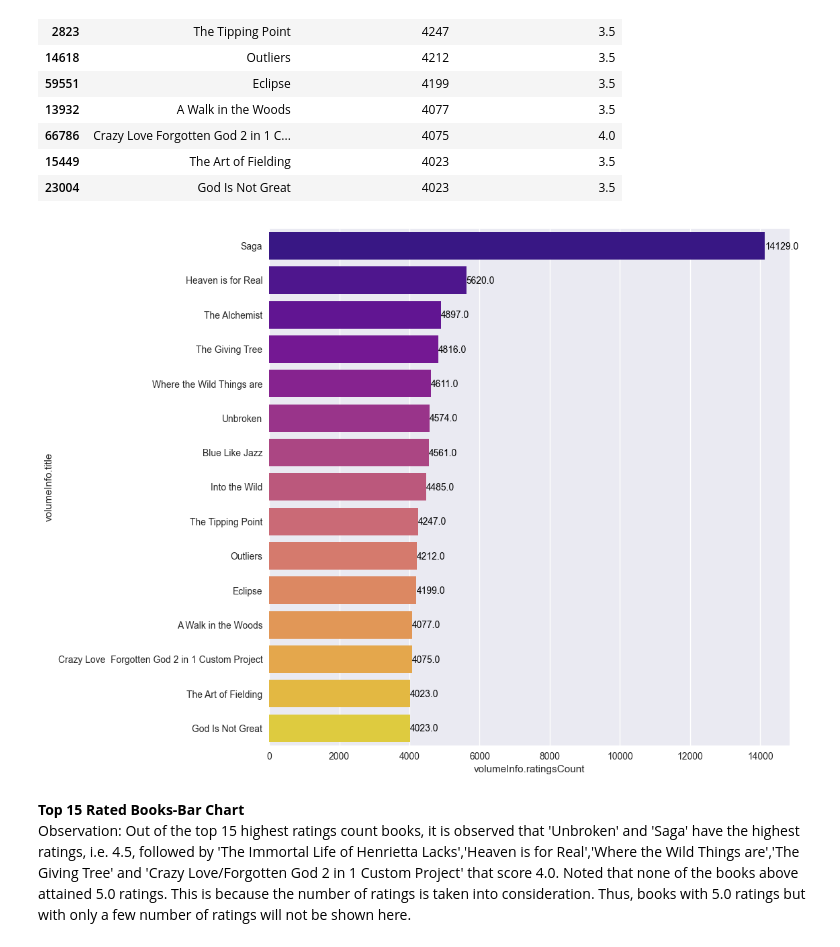
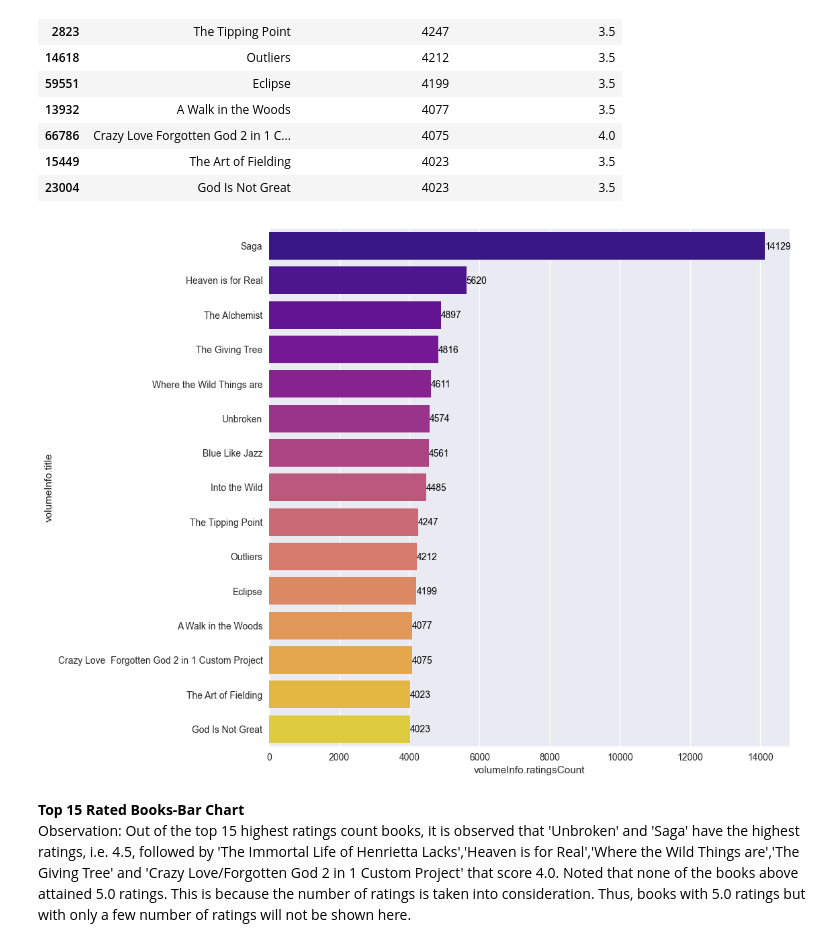
Before and after one commit to hilarylimyuxuan/Book-Recommendation-System, a Jupyter notebook: Book Recommendation System - Google Book.ipynb, the cells around one changed output. Drawn from its saved outputs; the diff is of its cells as text; code cells hidden in the pictures.

```diff
--- a/Book Recommendation System - Google Book.ipynb
+++ b/Book Recommendation System - Google Book.ipynb
@@ -1020,13 +1067,13 @@ categories_df.head(20)
 Fiction is the most common category of books from the collected data. All categories after the top 20 have less than 1000 books per category.
 # %%
 plt.figure(figsize=(15,10))
-ax = sns.barplot(x = categories_df.head(20)['Volume'], y = categories_df.head(20).index, palette='mako')
+ax = sns.barplot(x = categories_df.head(20)['Volume'], y = categories_df.head(20).index, palette='plasma')
 
 ax.set_xlabel("Volume")
 ax.set_title('Top 20 Categories of Books')
 ax.xaxis.set_tick_params(pad = 5)
 ax.yaxis.set_tick_params(pad = 10)
 for i in ax.patches:
-    plt.text(i.get_width()+0.2, i.get_y()+0.5, str(round(i.get_width())),fontsize = 15, color ='grey')
+    plt.text(i.get_width()+0.2, i.get_y()+0.5, str(round(i.get_width())),fontsize = 15, color ='black')
 plt.show()
 # %% [output]
@@ -1279,15 +1329,15 @@ display(top_fifteen_books[['volumeInfo.title', 'volumeInfo.ratingsCount', 'volum
 # %%
 plt.style.use("seaborn-v0_8")
 plt.figure(figsize=(10, 10))
 
 data = top_fifteen_books.head(15)
 gr = sns.barplot(x="volumeInfo.ratingsCount", y="volumeInfo.title", data=data, palette="plasma")
 
 for i in gr.patches:
-    gr.text(i.get_width() + .05, i.get_y() + 0.5, str(i.get_width()), fontsize = 10, color = 'k')
+    gr.text(i.get_width() + .05, i.get_y() + 0.5, str(round(i.get_width())), fontsize = 10, color = 'k')
 plt.show()
 # %% [output]
-[figure, old version]
+[figure, new version]
 # %% [markdown]
 **Top 15 Rated Books-Bar Chart**
 <br/>
```
Also changed, not shown: parts of 8 cells of this notebook.
